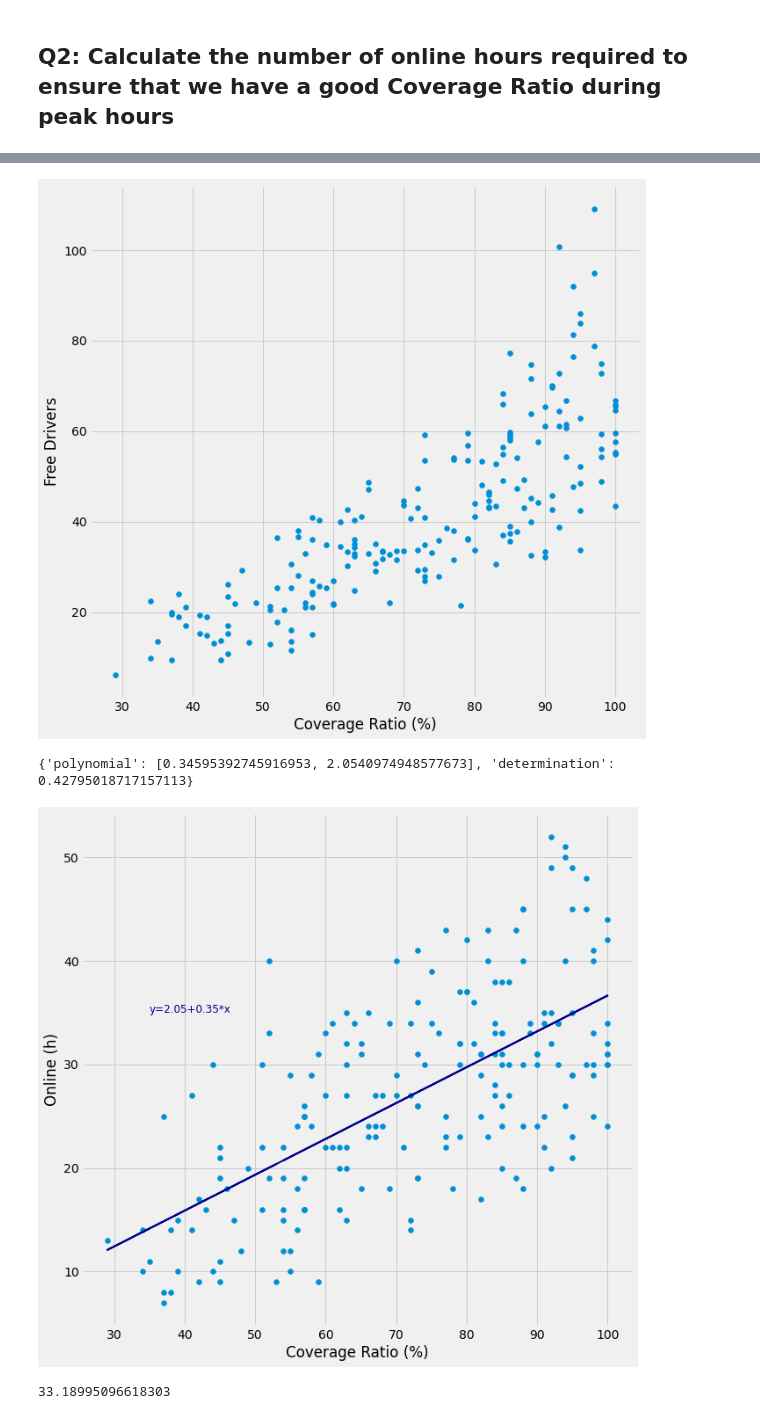
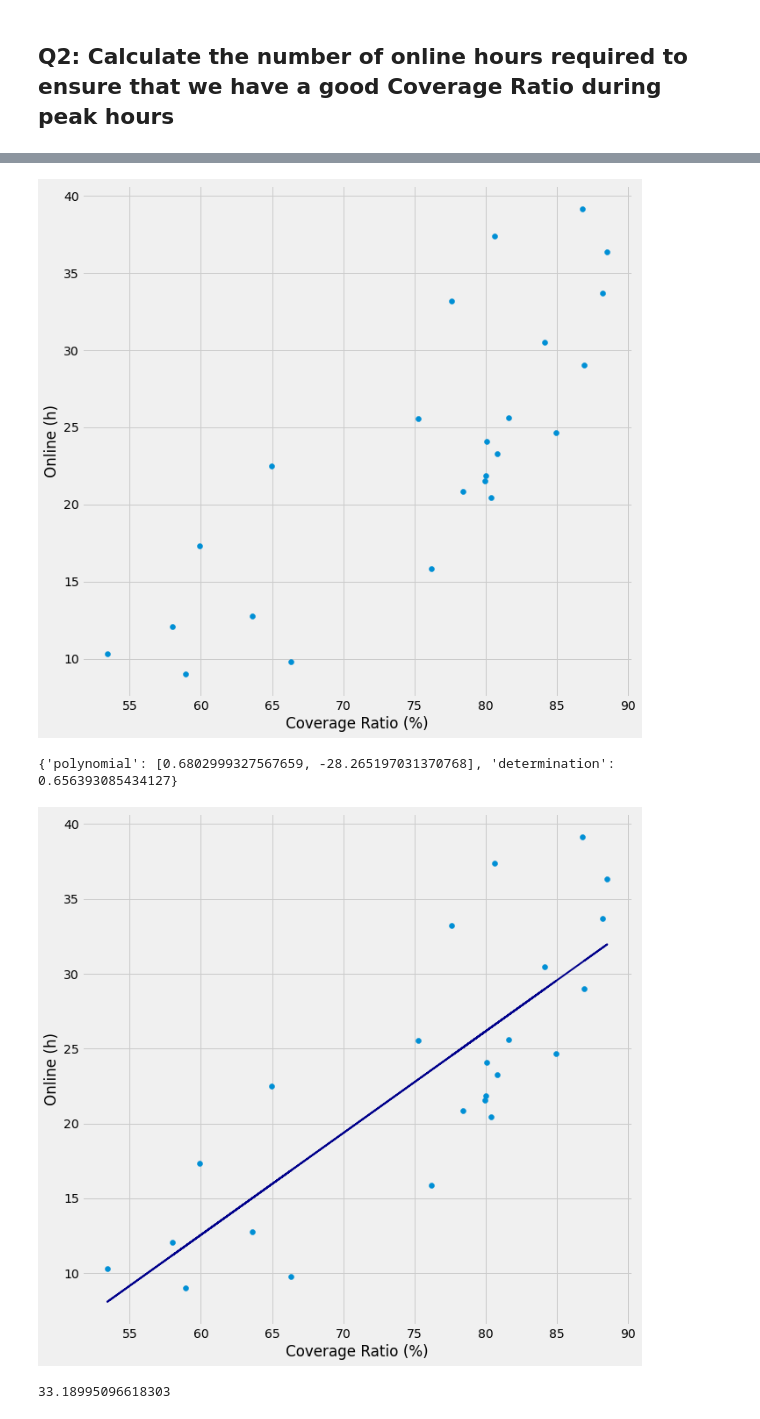
Before and after one commit to jlousada315/bolt-test, a Jupyter notebook: bolt-jl.ipynb, the cells around one changed output, grey strips where cells are left out. Drawn from its saved outputs; the diff is of its cells as text; code cells hidden in the pictures.

```diff
--- a/bolt-jl.ipynb
+++ b/bolt-jl.ipynb
@@ -296,12 +319,12 @@ Name: Free Drivers, dtype: float64
 
 fig = plt.figure(figsize=(10, 10))
 ax = plt.axes()
-ax.scatter(sd_peak['Coverage Ratio (%)'], sd_peak['Free Drivers'])
-plt.ylabel("Free Drivers")
+ax.scatter(sd.groupby('Hour')['Coverage Ratio (%)'].mean(), sd.groupby('Hour')['Online (h)'].mean())
+plt.ylabel("Online (h)")
 plt.xlabel("Coverage Ratio (%)")
 plt.show()
 # %% [output]
-[figure, old version]
+[figure, new version]
 # %%
 # Polynomial Regression
 def polyfit(x, y, degree):
@@ -325,27 +348,27 @@ def polyfit(x, y, degree):
 # %%
 # investigate if there is a linear relationship between active drivers and Online hours.
 
-X = sd_peak['Coverage Ratio (%)']
-y = sd_peak['Online (h)']
+X = sd.groupby('Hour')['Coverage Ratio (%)'].mean()
+y = sd.groupby('Hour')['Online (h)'].mean()
 
 
 fit = polyfit(X,y, 1)
 print(fit)
 
 fig = plt.figure(figsize=(10, 10))
 ax = plt.axes()
 ax.scatter(X, y)
 
 # regression line
 plt.plot(X, fit["polynomial"][0] * X + fit["polynomial"][1], color='darkblue', linewidth=2)
-plt.text(35, 35, 'y={:.2f}+{:.2f}*x'.format(fit["polynomial"][1], fit["polynomial"][0]), color='darkblue', size=12)
+#plt.text(15, 15, 'y={:.2f}+{:.2f}*x'.format(fit["polynomial"][1], fit["polynomial"][0]), color='darkblue', size=12)
 
 plt.ylabel("Online (h)")
 plt.xlabel("Coverage Ratio (%)")
 plt.show()
 # %% [output]
-{'polynomial': [0.34595392745916953, 2.0540974948577673], 'determination': 0.42795018717157113}
+{'polynomial': [0.6802999327567659, -28.265197031370768], 'determination': 0.656393085434127}
-[figure, old version]
+[figure, new version]
 # %%
 fit[0] * 90 + fit[1]
 # %% [output]
```
Also changed, not shown: parts of 7 cells of this notebook.
